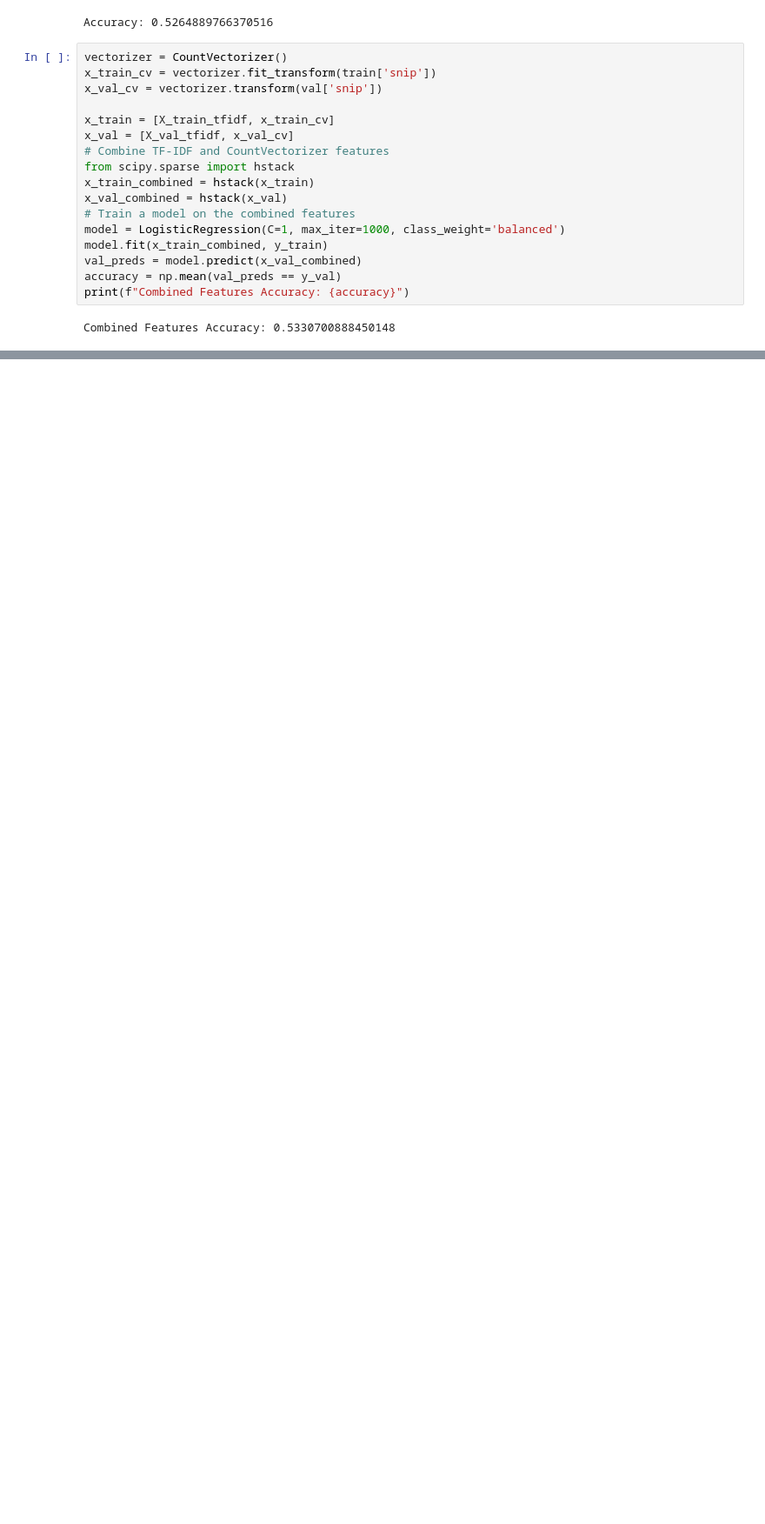
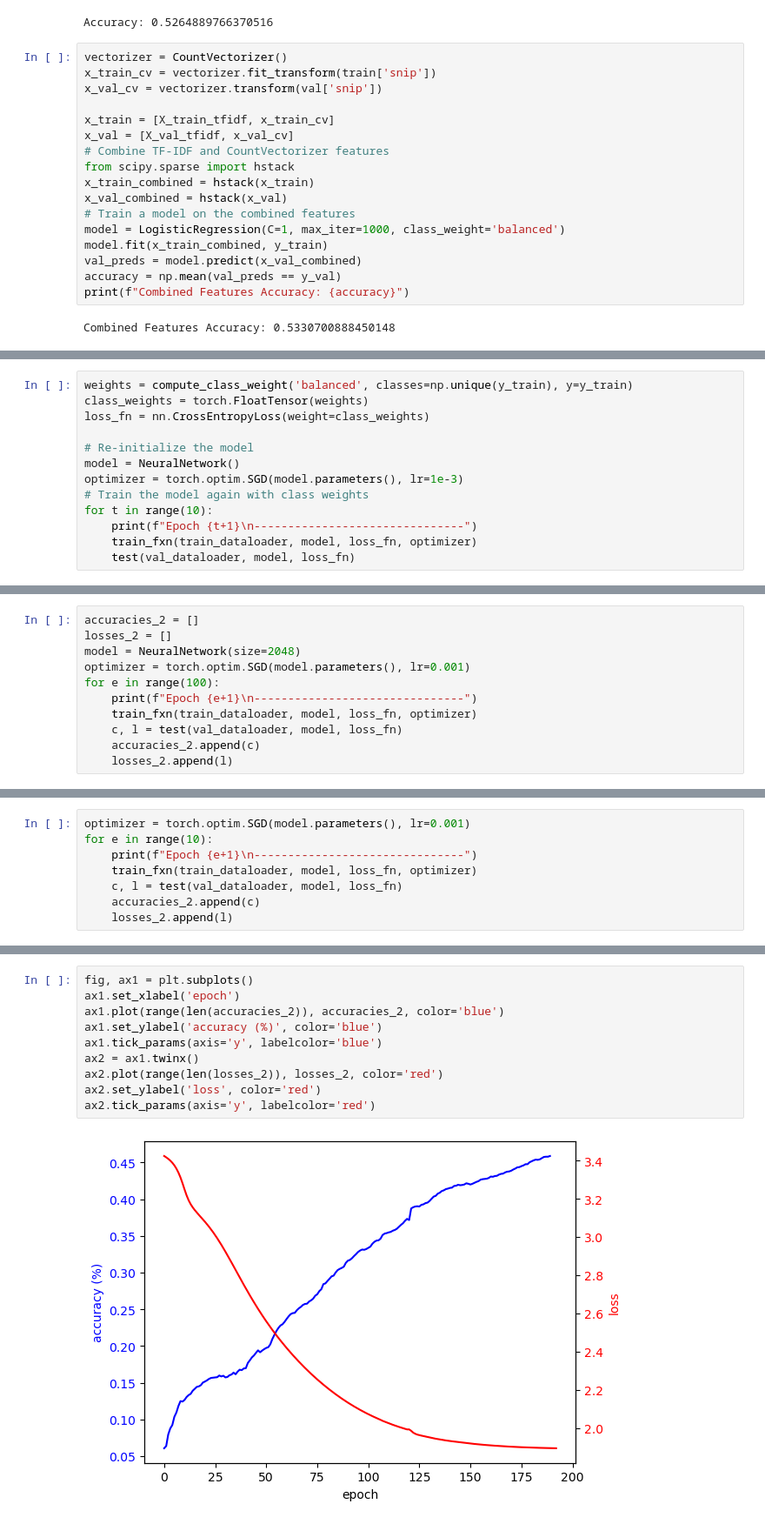
Before and after one commit to kate-richardson/cs1810practical, a Jupyter notebook: practical.ipynb, the cells around one changed output, grey strips where cells are left out. Shown: that part at 87% size. Cells and saved outputs as stored; diff of their text form; blank space fills up the shorter version.

```diff
--- a/practical.ipynb
+++ b/practical.ipynb
@@ -647,0 +766,13 @@ Combined Features Accuracy: 0.5330700888450148
+# %%
+weights = compute_class_weight('balanced', classes=np.unique(y_train), y=y_train)
+class_weights = torch.FloatTensor(weights)
+loss_fn = nn.CrossEntropyLoss(weight=class_weights)
+
+# Re-initialize the model
+model = NeuralNetwork()
+optimizer = torch.optim.SGD(model.parameters(), lr=1e-3)
+# Train the model again with class weights
+for t in range(10):
+    print(f"Epoch {t+1}\n-------------------------------")
+    train_fxn(train_dataloader, model, loss_fn, optimizer)
+    test(val_dataloader, model, loss_fn)
@@ -647,0 +995,11 @@ Combined Features Accuracy: 0.5330700888450148
+# %%
+accuracies_2 = []
+losses_2 = []
+model = NeuralNetwork(size=2048)
+optimizer = torch.optim.SGD(model.parameters(), lr=0.001)
+for e in range(100):
+    print(f"Epoch {e+1}\n-------------------------------")
+    train_fxn(train_dataloader, model, loss_fn, optimizer)
+    c, l = test(val_dataloader, model, loss_fn)
+    accuracies_2.append(c)
+    losses_2.append(l)
@@ -647,0 +1024,8 @@ Combined Features Accuracy: 0.5330700888450148
+# %%
+optimizer = torch.optim.SGD(model.parameters(), lr=0.001)
+for e in range(10):
+    print(f"Epoch {e+1}\n-------------------------------")
+    train_fxn(train_dataloader, model, loss_fn, optimizer)
+    c, l = test(val_dataloader, model, loss_fn)
+    accuracies_2.append(c)
+    losses_2.append(l)
@@ -647,0 +1052,12 @@ Combined Features Accuracy: 0.5330700888450148
+# %%
+fig, ax1 = plt.subplots()
+ax1.set_xlabel('epoch')
+ax1.plot(range(len(accuracies_2)), accuracies_2, color='blue')
+ax1.set_ylabel('accuracy (%)', color='blue')
+ax1.tick_params(axis='y', labelcolor='blue')
+ax2 = ax1.twinx()
+ax2.plot(range(len(losses_2)), losses_2, color='red')
+ax2.set_ylabel('loss', color='red')
+ax2.tick_params(axis='y', labelcolor='red')
+# %% [output]
+[figure, added]
```
Also changed, not shown: parts of 18 cells of this notebook.
